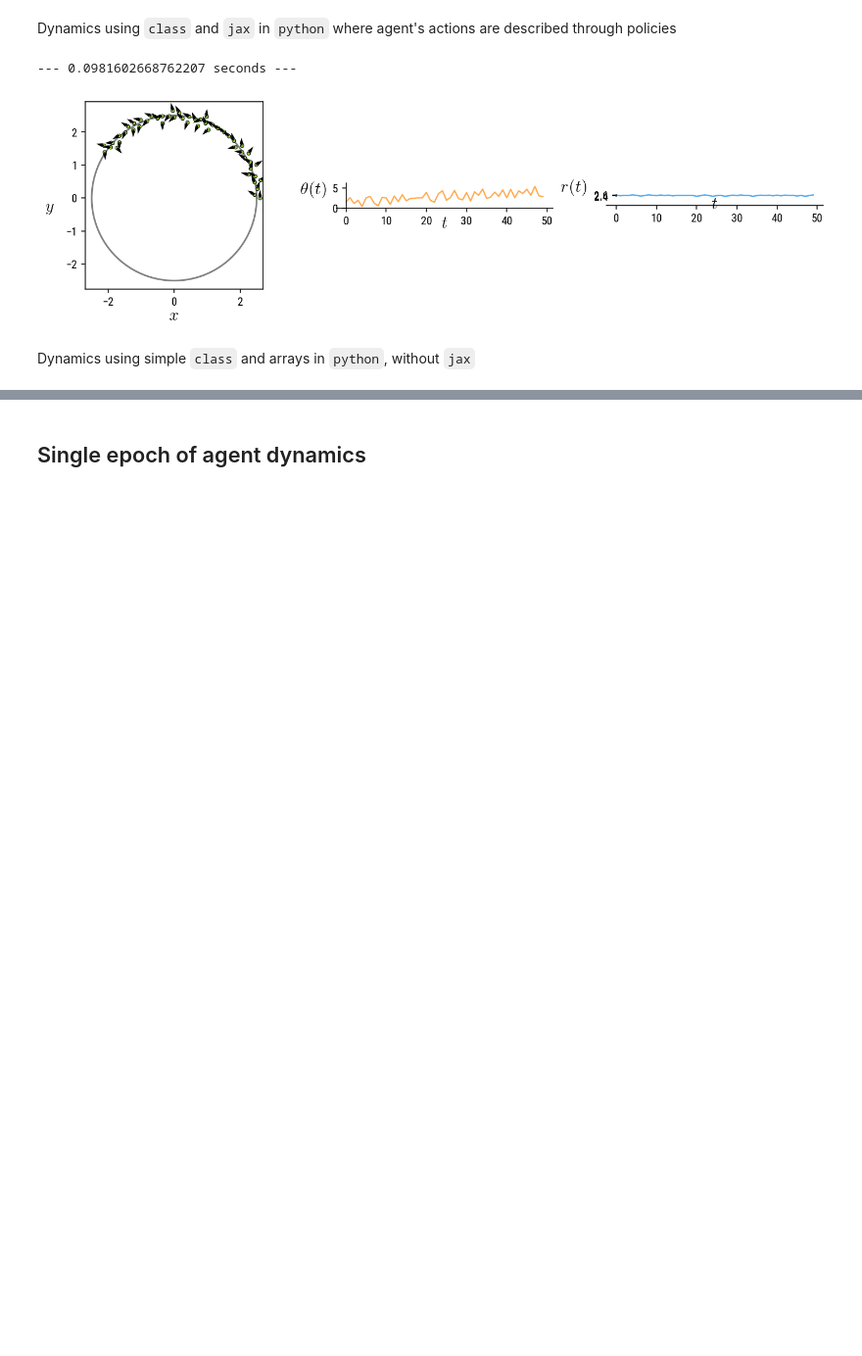
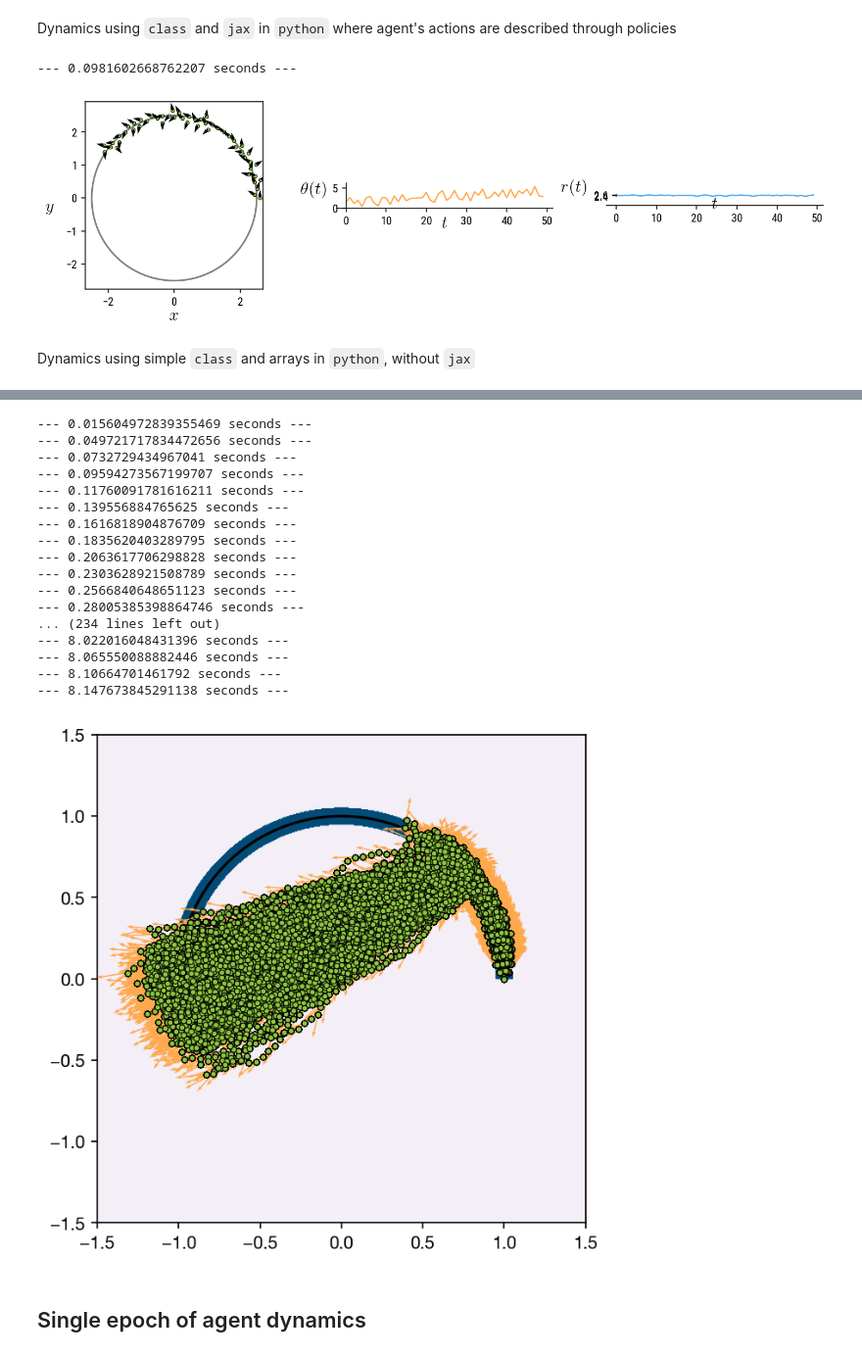
Before and after one commit to sgangaprasath/CollectiveTradeoff, a Jupyter notebook: LineFollowOUParticle.ipynb, the cells around one changed output, grey strips where cells are left out. Shown at 98% size. Drawn from its saved outputs; the diff is of its cells as text; code cells hidden in the pictures; blank space fills up the shorter version.

```diff
--- a/LineFollowOUParticle.ipynb
+++ b/LineFollowOUParticle.ipynb
@@ -526,3 +675,76 @@ plt.show()
+# %%
+start_time = time.time()
+rxFull = np.array(p.rInit[0])
+ryFull = np.array(p.rInit[1])
+# thetFull = np.array(p.thetInit)
+phxFull = np.array(np.cos(p.thetInit))
+phyFull = np.array(np.sin(p.thetInit))
+
+mpl.rcParams.update(mpl.rcParamsDefault)
+plt.rc("font", family="Helvetica Neue")
+plt.rc("xtick", labelsize="medium")
+linewidth = 1.2
+linestyle = "-"
+label_size = 15
+color = '#8dc63f'
+fig = plt.figure(figsize=(5, 5), dpi=150)
+ax = plt.subplot(1, 1, 1, aspect=1)
+
+for eInd in range(p.nEpchs):
+    ag = agent(p)
+    for ind in range(p.nSteps):
+        if ind < p.nIntSteps:
+            ag.intPolicy(p)
+        elif ind == p.nIntSteps:
+            tgtOrn = (p.tgt - ag.r)/np.linalg.norm(p.tgt - ag.r) #Orientation of the target from given location
+            p.tgtPhi = np.arctan2(tgtOrn[1], tgtOrn[0])
+            ag.ouPolicy(p)
+        else:
+            ag.ouPolicy(p)
+        rxFull = np.vstack((rxFull, np.array(ag.r[0])))
+        ryFull = np.vstack((ryFull, np.array(ag.r[1])))
+        phxFull = np.vstack((phxFull, np.array(np.cos(ag.thet))))
+        phyFull = np.vstack((phyFull, np.array(np.sin(ag.thet))))
+
+
+    ax.contourf(xphm, yphm, phm.c, cmap='PuBu')
+    thetPlt = np.linspace(0., np.pi, 200)
+    ax.plot(p.a*np.cos(thetPlt), p.a*np.sin(thetPlt), c='k', zorder=1)
+
+    ax.scatter(rxFull, ryFull,
+                s=10,
+                color=color,
+                edgecolors='k',
+                linewidth=0.5,
+                zorder=2)
+    ax.quiver(rxFull, ryFull,
+            phxFull, phyFull,
+            scale_units='xy',
+            color=colors['orange'][4],
+            scale=5.2)
+
+    ax.set_aspect(1)
+print("--- %s seconds ---" % (time.time() - start_time))
+plt.show()
+# %% [output]
+--- 0.015604972839355469 seconds ---
+--- 0.049721717834472656 seconds ---
+--- 0.0732729434967041 seconds ---
+--- 0.09594273567199707 seconds ---
+--- 0.11760091781616211 seconds ---
+--- 0.139556884765625 seconds ---
+--- 0.1616818904876709 seconds ---
+--- 0.1835620403289795 seconds ---
+--- 0.2063617706298828 seconds ---
+--- 0.2303628921508789 seconds ---
+--- 0.2566840648651123 seconds ---
+--- 0.28005385398864746 seconds ---
+... (234 lines left out)
+--- 8.022016048431396 seconds ---
+--- 8.065550088882446 seconds ---
+--- 8.10664701461792 seconds ---
+--- 8.147673845291138 seconds ---
+[figure, added]
 # %% [markdown]
  ## <a class="anchor" id="first-bullet">Single epoch of agent dynamics</a>
 # %%
```
Also changed, not shown: parts of 14 cells of this notebook.
